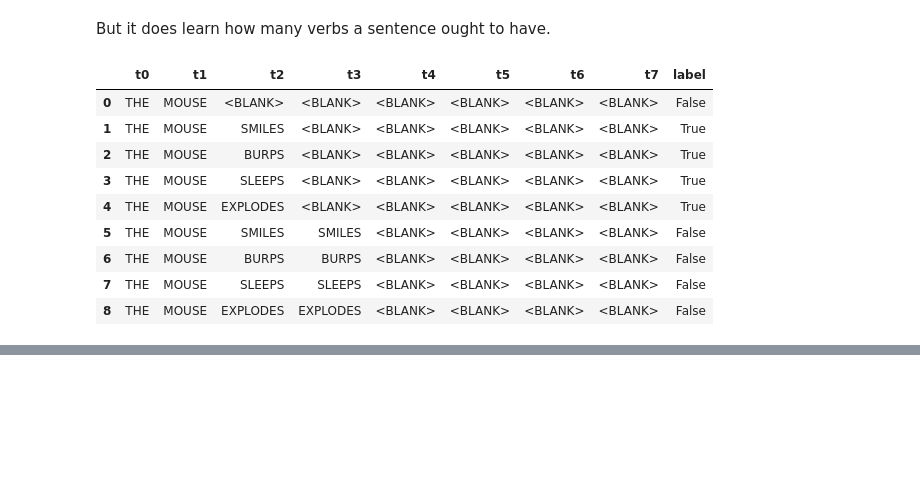
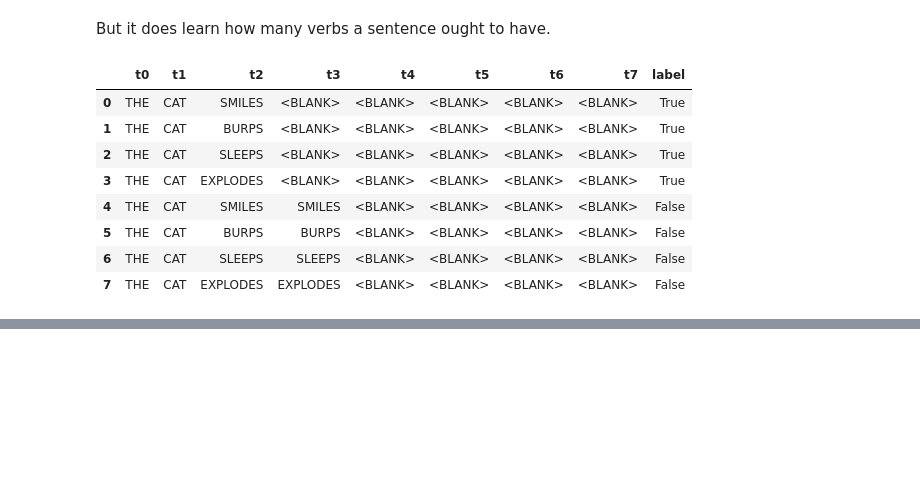
Before and after one commit to jpivarski-talks/2026-06-16-transformer, a Jupyter notebook: transformer.ipynb, the cells around one changed output, grey strips where cells are left out. Saved outputs shown, nothing was run; the diff lists cells and outputs as text; code cells hidden in the pictures.

```diff
--- a/transformer.ipynb
+++ b/transformer.ipynb
@@ -459,29 +459,27 @@ np.float32(3.5762787e-07)
 But it does learn how many verbs a sentence ought to have.
 # %%
 parts_of_speech = pd.DataFrame([
-    ["THE", "MOUSE", BLANK,      BLANK,      BLANK, BLANK, BLANK, BLANK],
-    ["THE", "MOUSE", "SMILES",   BLANK,      BLANK, BLANK, BLANK, BLANK],
-    ["THE", "MOUSE", "BURPS",    BLANK,      BLANK, BLANK, BLANK, BLANK],
-    ["THE", "MOUSE", "SLEEPS",   BLANK,      BLANK, BLANK, BLANK, BLANK],
-    ["THE", "MOUSE", "EXPLODES", BLANK,      BLANK, BLANK, BLANK, BLANK],
-    ["THE", "MOUSE", "SMILES",   "SMILES",   BLANK, BLANK, BLANK, BLANK],
-    ["THE", "MOUSE", "BURPS",    "BURPS",    BLANK, BLANK, BLANK, BLANK],
-    ["THE", "MOUSE", "SLEEPS",   "SLEEPS",   BLANK, BLANK, BLANK, BLANK],
-    ["THE", "MOUSE", "EXPLODES", "EXPLODES", BLANK, BLANK, BLANK, BLANK],
+    ["THE", "CAT", "SMILES",   BLANK,      BLANK, BLANK, BLANK, BLANK],
+    ["THE", "CAT", "BURPS",    BLANK,      BLANK, BLANK, BLANK, BLANK],
+    ["THE", "CAT", "SLEEPS",   BLANK,      BLANK, BLANK, BLANK, BLANK],
+    ["THE", "CAT", "EXPLODES", BLANK,      BLANK, BLANK, BLANK, BLANK],
+    ["THE", "CAT", "SMILES",   "SMILES",   BLANK, BLANK, BLANK, BLANK],
+    ["THE", "CAT", "BURPS",    "BURPS",    BLANK, BLANK, BLANK, BLANK],
+    ["THE", "CAT", "SLEEPS",   "SLEEPS",   BLANK, BLANK, BLANK, BLANK],
+    ["THE", "CAT", "EXPLODES", "EXPLODES", BLANK, BLANK, BLANK, BLANK],
 ], columns=[f"t{i}" for i in range(8)])
 parts_of_speech["label"] = [is_valid(list(row)) for _, row in parts_of_speech.iterrows()]
 parts_of_speech
 # %% [output]
 |  | t0 | t1 | t2 | t3 | t4 | t5 | t6 | t7 | label |
-| 0 | THE | MOUSE | <BLANK> | <BLANK> | <BLANK> | <BLANK> | <BLANK> | <BLANK> | False |
-| 1 | THE | MOUSE | SMILES | <BLANK> | <BLANK> | <BLANK> | <BLANK> | <BLANK> | True |
-| 2 | THE | MOUSE | BURPS | <BLANK> | <BLANK> | <BLANK> | <BLANK> | <BLANK> | True |
-| 3 | THE | MOUSE | SLEEPS | <BLANK> | <BLANK> | <BLANK> | <BLANK> | <BLANK> | True |
-| 4 | THE | MOUSE | EXPLODES | <BLANK> | <BLANK> | <BLANK> | <BLANK> | <BLANK> | True |
-| 5 | THE | MOUSE | SMILES | SMILES | <BLANK> | <BLANK> | <BLANK> | <BLANK> | False |
-| 6 | THE | MOUSE | BURPS | BURPS | <BLANK> | <BLANK> | <BLANK> | <BLANK> | False |
-| 7 | THE | MOUSE | SLEEPS | SLEEPS | <BLANK> | <BLANK> | <BLANK> | <BLANK> | False |
-| 8 | THE | MOUSE | EXPLODES | EXPLODES | <BLANK> | <BLANK> | <BLANK> | <BLANK> | False |
+| 0 | THE | CAT | SMILES | <BLANK> | <BLANK> | <BLANK> | <BLANK> | <BLANK> | True |
+| 1 | THE | CAT | BURPS | <BLANK> | <BLANK> | <BLANK> | <BLANK> | <BLANK> | True |
+| 2 | THE | CAT | SLEEPS | <BLANK> | <BLANK> | <BLANK> | <BLANK> | <BLANK> | True |
+| 3 | THE | CAT | EXPLODES | <BLANK> | <BLANK> | <BLANK> | <BLANK> | <BLANK> | True |
+| 4 | THE | CAT | SMILES | SMILES | <BLANK> | <BLANK> | <BLANK> | <BLANK> | False |
+| 5 | THE | CAT | BURPS | BURPS | <BLANK> | <BLANK> | <BLANK> | <BLANK> | False |
+| 6 | THE | CAT | SLEEPS | SLEEPS | <BLANK> | <BLANK> | <BLANK> | <BLANK> | False |
+| 7 | THE | CAT | EXPLODES | EXPLODES | <BLANK> | <BLANK> | <BLANK> | <BLANK> | False |
 # %%
 parts_of_speech_x, parts_of_speech_y = df_to_onehot(parts_of_speech)
 
```
Also changed, not shown: parts of 26 cells of this notebook.
